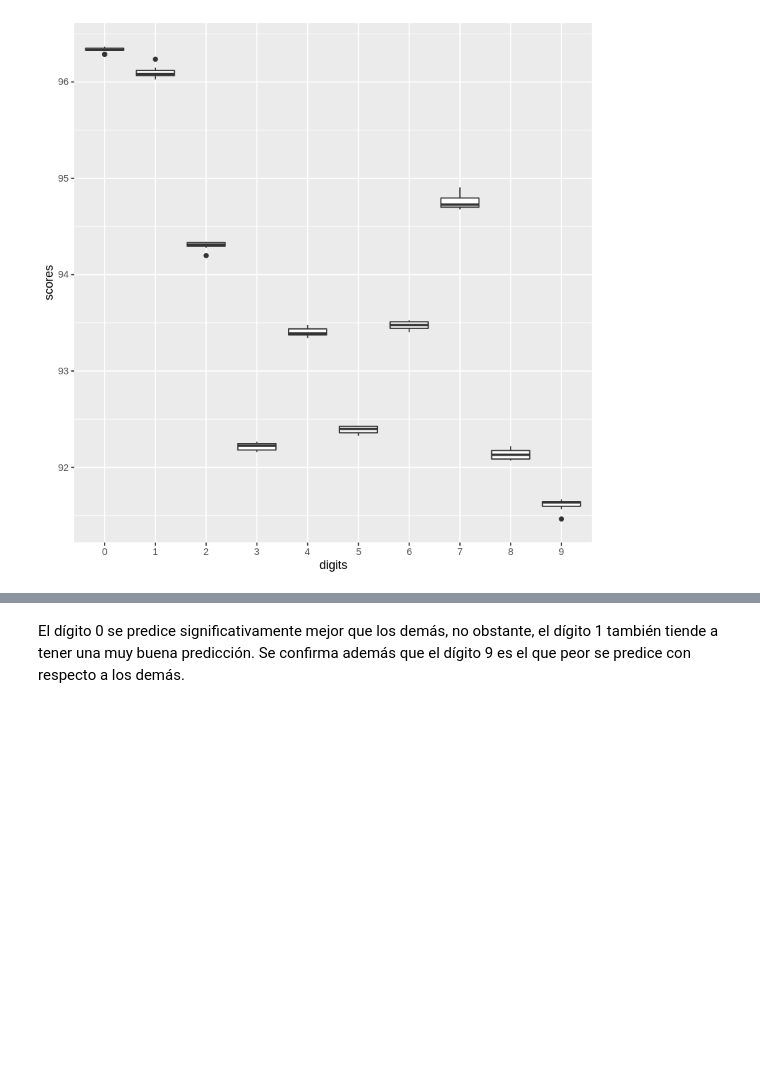
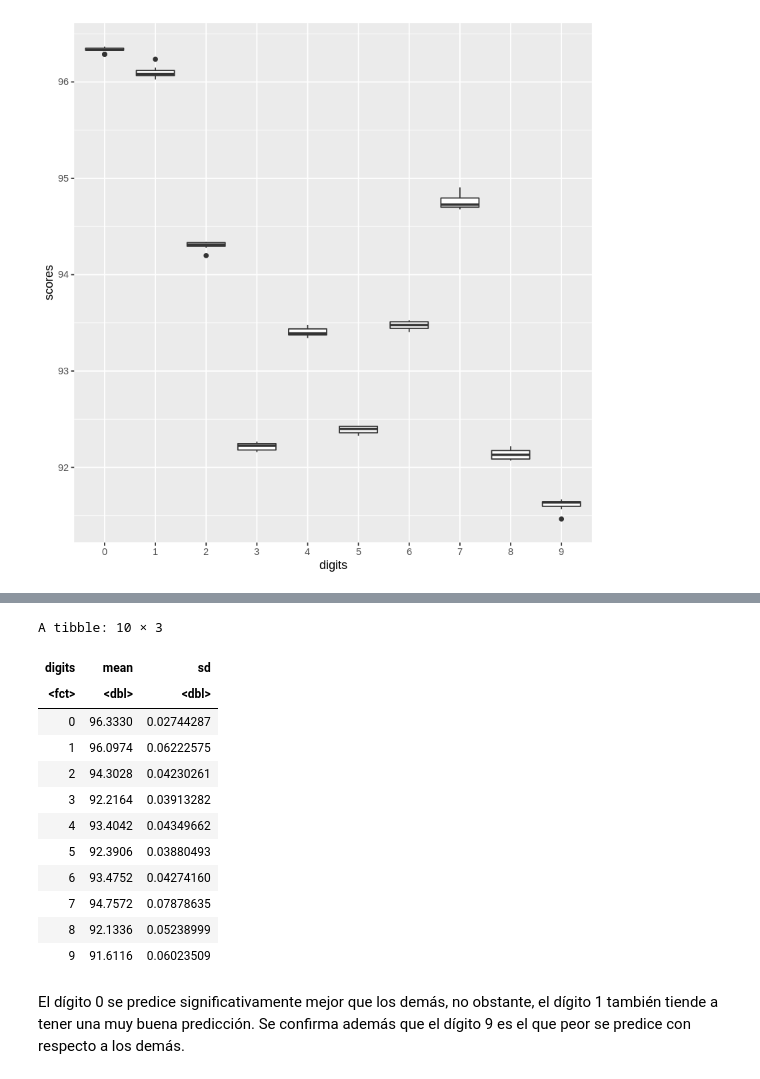
Before and after one commit to davemlz/Master_of_DataScience, a Jupyter notebook: Estadistica/Práctica Clasificación lineal-20191211/Practica_ClasificacionLineal.ipynb, the cells around one changed output, grey strips where cells are left out. Cells and saved outputs as stored; diff of their text form; code cells hidden in the pictures; blank space fills up the shorter version.

```diff
--- a/Estadistica/Práctica Clasificación lineal-20191211/Practica_ClasificacionLineal.ipynb
+++ b/Estadistica/Práctica Clasificación lineal-20191211/Practica_ClasificacionLineal.ipynb
@@ -349,3 +363,20 @@ ggplot(dfScores, aes(x = digits, y = scores)) + geom_boxplot()
+# %%
+# obtener media y desviación estándar por cada dígito
+dfScores %>% group_by(digits) %>% summarise(mean = mean(scores),sd = sd(scores))
+# %% [output]
+A tibble: 10 × 3
+| digits | mean | sd |
+| <fct> | <dbl> | <dbl> |
+| 0 | 96.3330 | 0.02744287 |
+| 1 | 96.0974 | 0.06222575 |
+| 2 | 94.3028 | 0.04230261 |
+| 3 | 92.2164 | 0.03913282 |
+| 4 | 93.4042 | 0.04349662 |
+| 5 | 92.3906 | 0.03880493 |
+| 6 | 93.4752 | 0.04274160 |
+| 7 | 94.7572 | 0.07878635 |
+| 8 | 92.1336 | 0.05238999 |
+| 9 | 91.6116 | 0.06023509 |
 # %% [markdown]
 El dígito 0 se predice significativamente mejor que los demás, no obstante, el dígito 1 también tiende a tener una muy buena predicción. Se confirma además que el dígito 9 es el que peor se predice con respecto a los demás.
 # %% [markdown]
```
Also changed, not shown: parts of 1 cell of this notebook.
